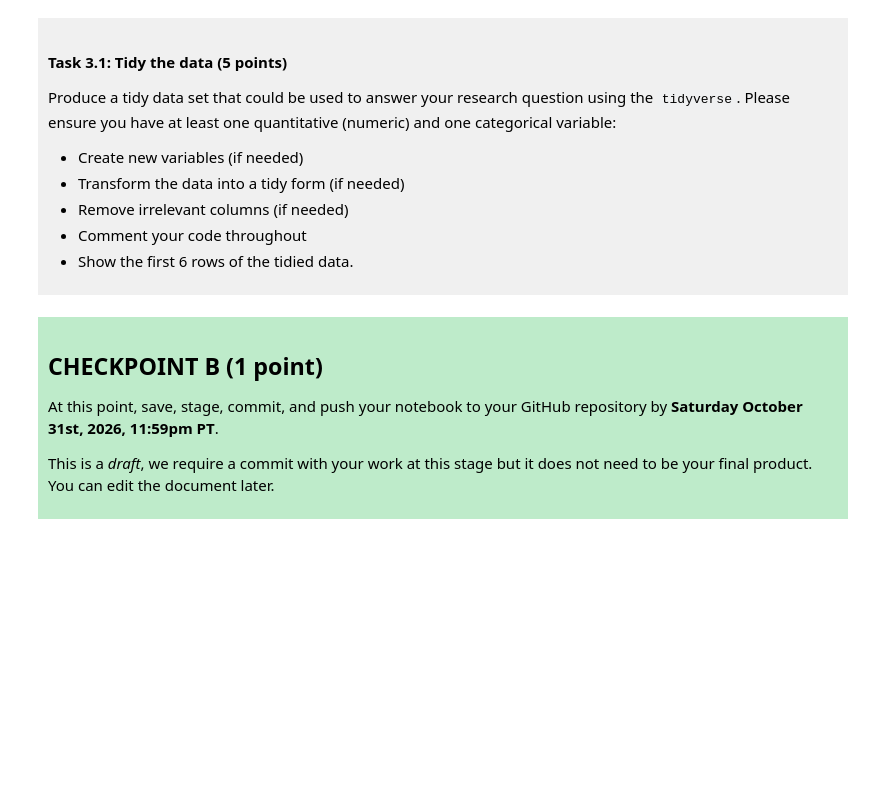
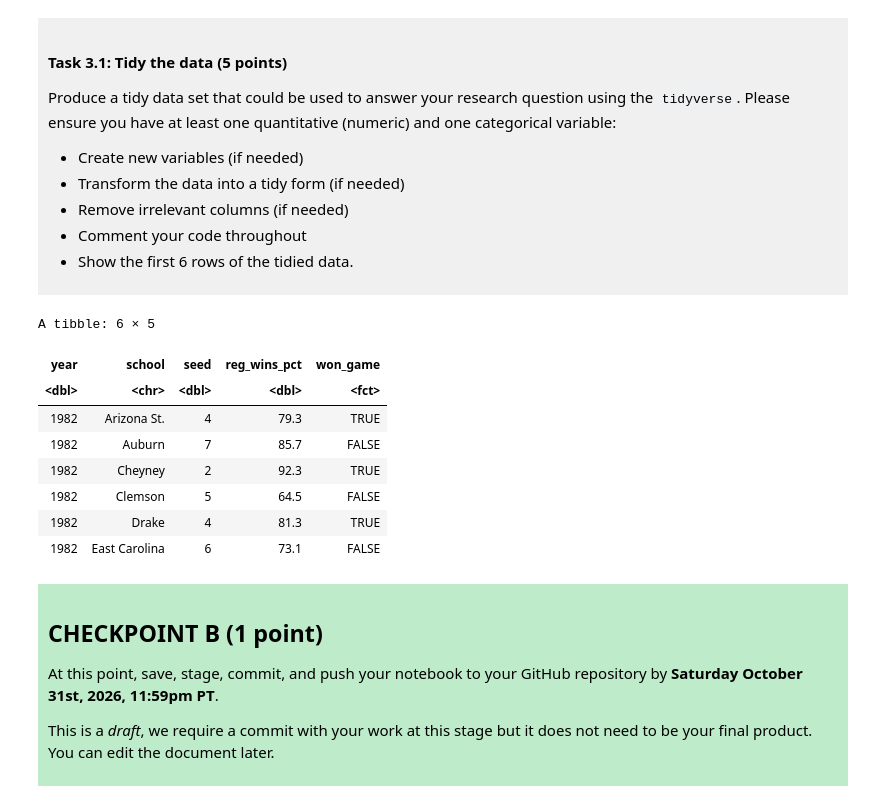
Before and after one commit to parkar5/dsci-100-project-aidan-park, a Jupyter notebook: dsci-100-project-notebook.ipynb, the cells around one changed output. Cells and saved outputs as stored; diff of their text form; code cells hidden in the pictures; blank space fills up the shorter version.

```diff
--- a/dsci-100-project-notebook.ipynb
+++ b/dsci-100-project-notebook.ipynb
@@ -189,7 +219,20 @@ Produce a tidy data set that could be used to answer your research question usin
 
 </div>
 # %%
-### EDIT THIS CODE CELL ###
+data_tidy <- data |> #load data into the new variable data_tidy
+    mutate(won_game = as_factor(tourney_wins > 0)) |> #create a new variable for determining if a team won at least one tournament game and convert it into a factor
+    select(year, school, seed, reg_wins_pct, won_game) #select relevant variables
+head(data_tidy)
+# %% [output]
+A tibble: 6 × 5
+| year | school | seed | reg_wins_pct | won_game |
+| <dbl> | <chr> | <dbl> | <dbl> | <fct> |
+| 1982 | Arizona St. | 4 | 79.3 | TRUE |
+| 1982 | Auburn | 7 | 85.7 | FALSE |
+| 1982 | Cheyney | 2 | 92.3 | TRUE |
+| 1982 | Clemson | 5 | 64.5 | FALSE |
+| 1982 | Drake | 4 | 81.3 | TRUE |
+| 1982 | East Carolina | 6 | 73.1 | FALSE |
 # %% [markdown]
 <div style="background-color: #beebca; padding: 10px;">
 
```
Also changed, not shown: parts of 3 cells of this notebook.
